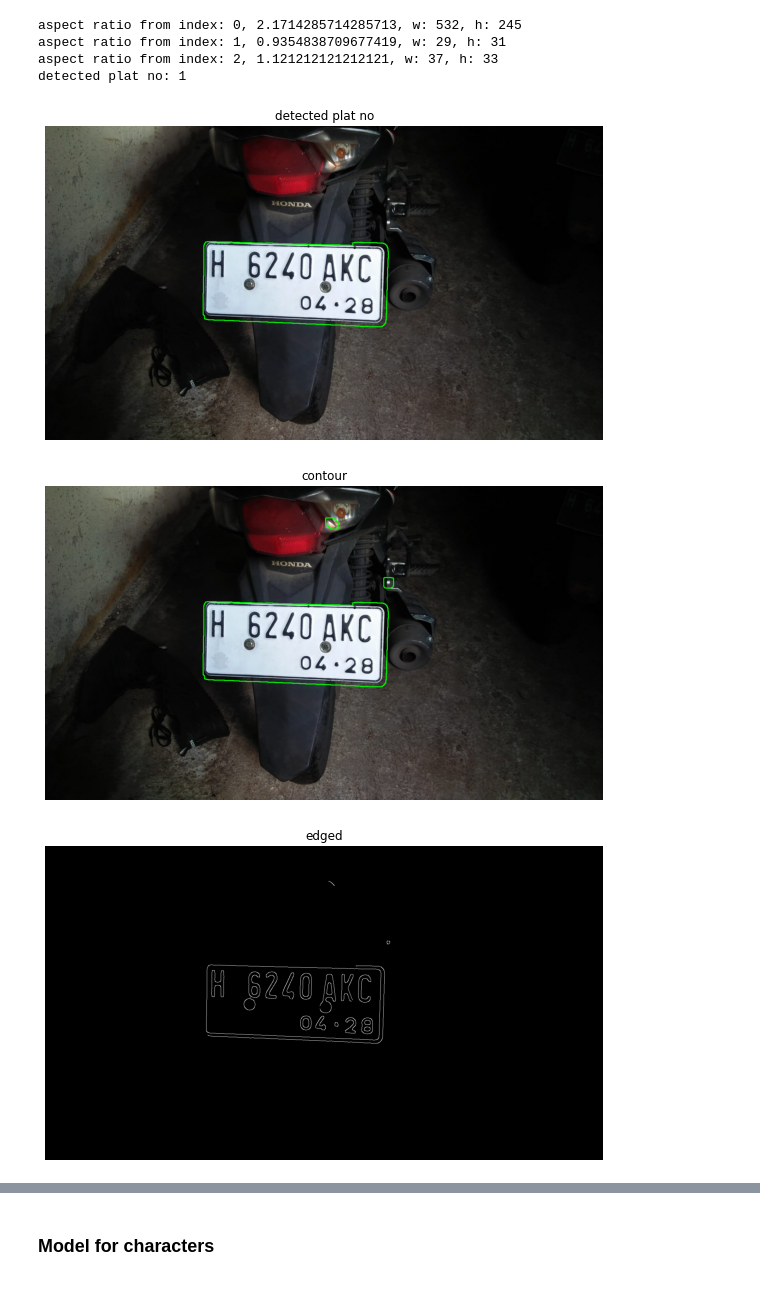
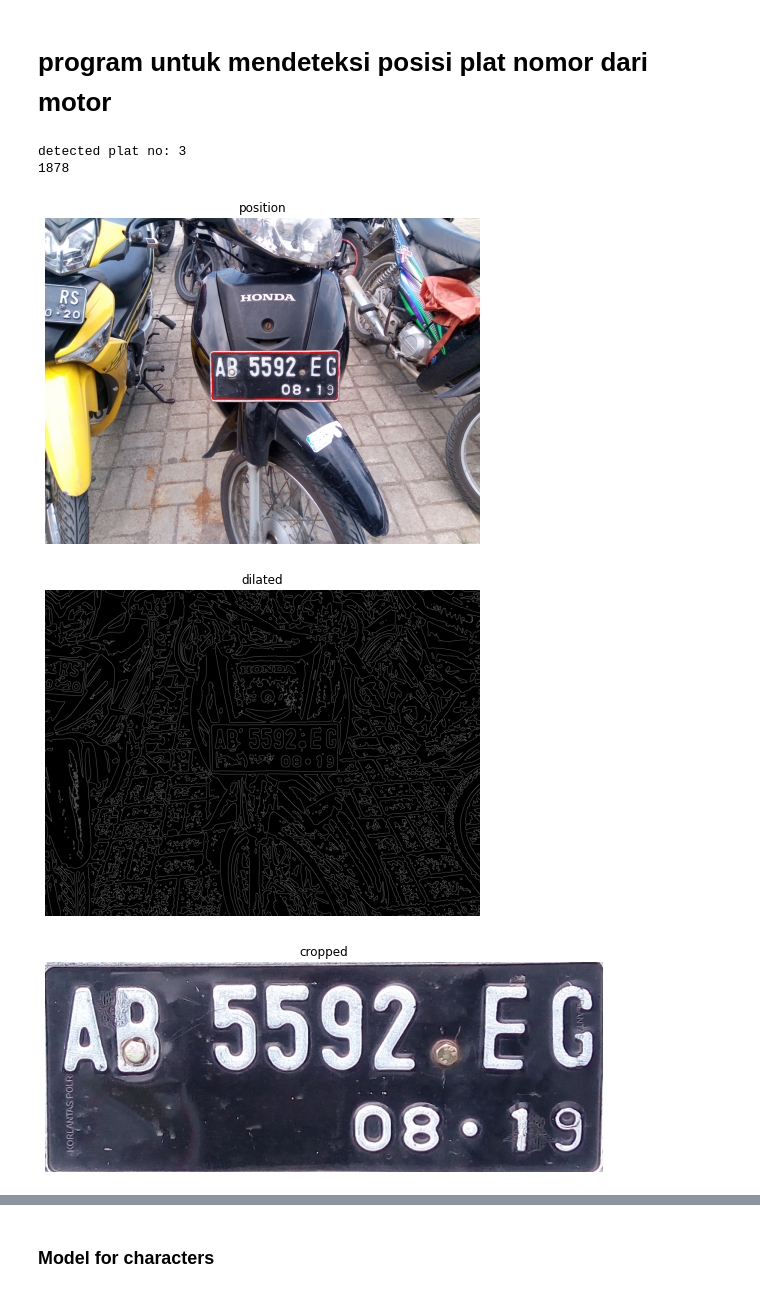
Before and after one commit to ahsanu123/ahsanu123, a Jupyter notebook: license-plate-recognition-using-cnn.ipynb, the cells around one changed output, grey strips where cells are left out. Saved outputs shown, nothing was run; the diff lists cells and outputs as text; code cells hidden in the pictures.

Commit message:
Kaggle Notebook | License plate recognition using CNN | Version 5

```diff
--- a/license-plate-recognition-using-cnn.ipynb
+++ b/license-plate-recognition-using-cnn.ipynb
@@ -48,13 +29,18 @@ def display(img_, title=''):
     plt.title(title)
     plt.show()
 
+
 # req = urllib.request.urlopen('https://awsimages.detik.net.id/customthumb/2011/05/09/648/plat-nomor-dalam.jpg')
 # req = urllib.request.urlopen('https://assets-a1.kompasiana.com/statics/crawl/557836cb0423bd875a8b4567.jpeg')
-# req = urllib.request.urlopen('https://imgx.motorplus-online.com/crop/0x0:0x0/360x240/photo/2019/02/06/3813448616.jpg')
-# arr = np.asarray(bytearray(req.read()), dtype=np.uint8)
-# img = cv2.imdecode(arr, -1) # 'Load it as it is'
+# req = urllib.request.urlopen('https://raw.githubusercontent.com/img88/ALPR_IndonesiaPlateNumber_ComputerVision/main/test%20images/AB2638XU.jpg')
+req = urllib.request.urlopen('https://raw.githubusercontent.com/img88/ALPR_IndonesiaPlateNumber_ComputerVision/main/test%20images/AB5592EG.jpg')
+# req = urllib.request.urlopen('https://raw.githubusercontent.com/img88/ALPR_IndonesiaPlateNumber_ComputerVision/main/test%20images/AD2914JG.jpg')
+
+
+arr = np.asarray(bytearray(req.read()), dtype=np.uint8)
+img = cv2.imdecode(arr, -1) # 'Load it as it is'
 
 # img = cv2.imread('../input/ai-indian-license-plate-recognition-data/car.jpg')
-img = cv2.imread('/kaggle/input/haarcascadeplatenumber/H6240AKC.jpg')
+# img = cv2.imread('/kaggle/input/haarcascadeplatenumber/H6240AKC.jpg')
 display(img, 'input image')
 # %% [output]
@@ -62,43 +48,60 @@ display(img, 'input image')
+# %% [markdown]
+# program untuk mendeteksi posisi plat nomor dari motor
 # %%
+# img = cv2.imread('/kaggle/input/haarcascadeplatenumber/H4517TI2.jpg')
 # img = cv2.imread('/kaggle/input/haarcascadeplatenumber/H6240AKC.jpg')
-img = cv2.imread('/kaggle/input/haarcascadeplatenumber/H6240AKC2.jpg')
+# req = urllib.request.urlopen('https://t-2.tstatic.net/gorontalo/foto/bank/images/12102022_plat-nomor-putih.jpg')
+
+# req = urllib.request.urlopen('https://image.cermati.com/q_70,w_1200,h_800,c_fit/cgbt1mggrzxkk5p5xtot')
+# arr = np.asarray(bytearray(req.read()), dtype=np.uint8)
+# img = cv2.imdecode(arr, -1) # 'Load it as it is'
 
 grayimg = cv2.cvtColor(img, cv2.COLOR_BGR2GRAY)
-blured  = cv2.GaussianBlur(grayimg, (17,17), 0)
-edged   = cv2.Canny(blured, 10, 200)
+blured  = cv2.GaussianBlur(grayimg, (19,19), 0)
+hisimg  = cv2.adaptiveThreshold(blured, 255, cv2.ADAPTIVE_THRESH_GAUSSIAN_C, cv2.THRESH_BINARY, 125, 1)
+edged   = cv2.Canny(hisimg, 10, 180)
 
-kernel = cv2.getStructuringElement(cv2.MORPH_RECT,(20,20))
+kernel = cv2.getStructuringElement(cv2.MORPH_RECT,(1,1))
 dilate = cv2.dilate(edged, kernel, iterations=1)
 
 contours, _ = cv2.findContours(dilate, cv2.RETR_EXTERNAL, cv2.CHAIN_APPROX_SIMPLE)
 image_copy = img.copy()
 cv2.drawContours(image_copy, contours, -1, (0, 255, 0), 2)
 
 platno=[]
 index=0
+sx = sy = sw = sh =[]
+
 for contour in contours:
     x,y,w,h = cv2.boundingRect(contour)
     aspect_ratio = w/h
-    print(f'aspect ratio from index: {index}, {aspect_ratio}, w: {w}, h: {h}')
+#     print(f'aspect ratio from index: {index}, {aspect_ratio}, w: {w}, h: {h}')
     if w > 500 and h>200 and aspect_ratio <= 4 :
         platno.append(index)
+        sx.append(x)
+        sy.append(y)
+        sh.append(w)
+        sw.append(h)
     index += 1
 print(f'detected plat no: {len(platno)}')
 
 if len(platno) == 1 or len(platno)>=1:
     indexplatno = platno[0]
     detectedimg = img.copy()
-    cv2.drawContours(detectedimg, contours, indexplatno, (0, 255, 0), 2)
+    x,y,w,h = cv2.boundingRect(contours[indexplatno])
+    cv2.drawContours(detectedimg, contours, indexplatno, (0, 0, 255), 5)
+    croppedimg = img[y: y+h, x:x+w]
 
-display(detectedimg, "detected plat no")
-display(image_copy, "contour")
-display(edged, "edged")
+print(indexplatno)
+
+# display(hisimg, "contour")
+# display(edged, "edged")
+display(detectedimg, "position")
 display(dilate, "dilated")
+display(croppedimg, "cropped")
 # %% [output]
-aspect ratio from index: 0, 2.1714285714285713, w: 532, h: 245
-aspect ratio from index: 1, 0.9354838709677419, w: 29, h: 31
-aspect ratio from index: 2, 1.121212121212121, w: 37, h: 33
-detected plat no: 1
+detected plat no: 3
+1878
-[figure, old version]
+[figure, new version]
-[figure, old version]
+[figure, new version]
-[figure, old version]
+[figure, new version]
```
Also changed, not shown: parts of 14 cells of this notebook.
